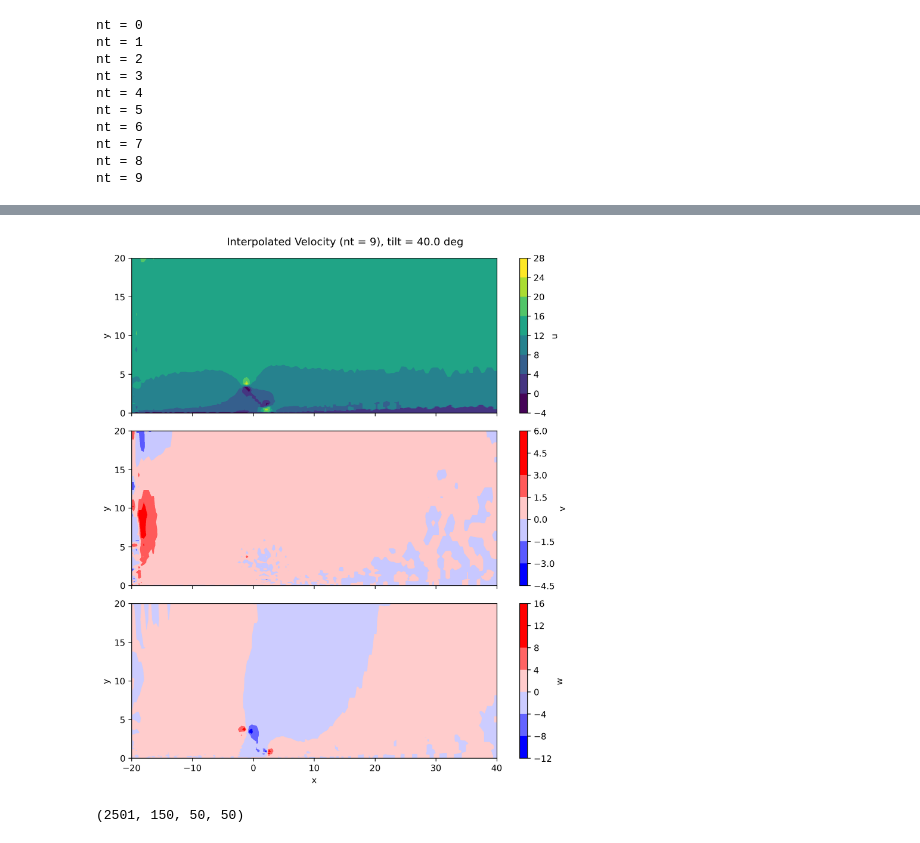
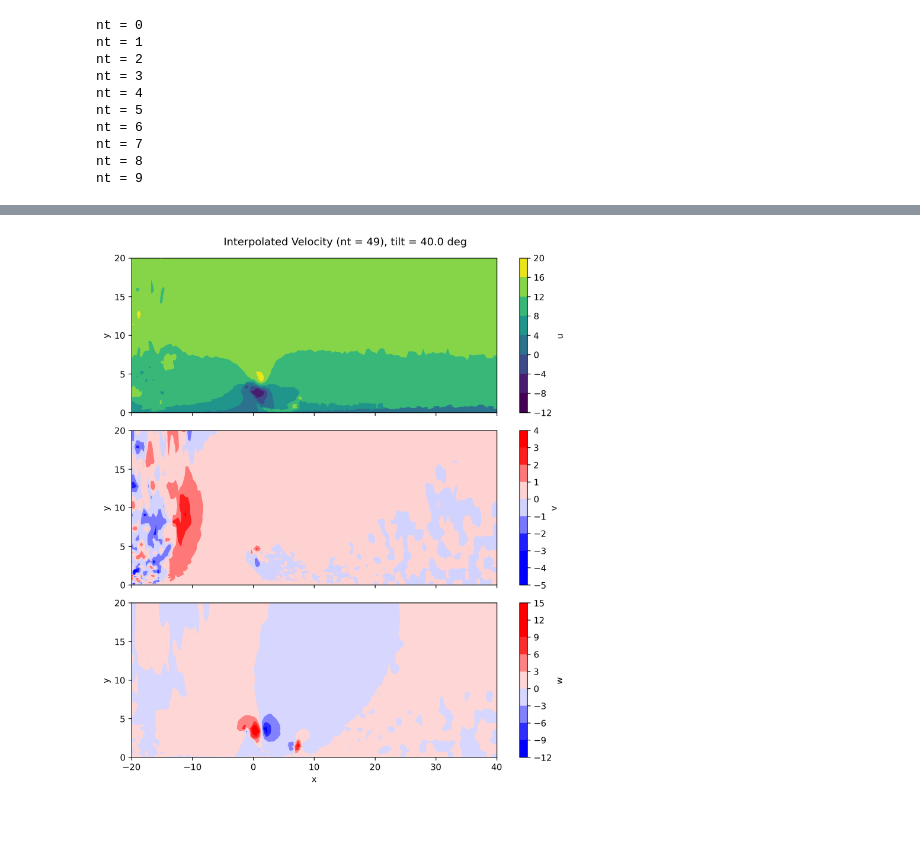
Before and after one commit to eyoung55/PVade, a Jupyter notebook: postprocessing/pproc_flow.ipynb, the cells around one changed output, grey strips where cells are left out. Cells and saved outputs as stored; diff of their text form; code cells hidden in the pictures.

```diff
--- a/postprocessing/pproc_flow.ipynb
+++ b/postprocessing/pproc_flow.ipynb
@@ -134,8 +134,8 @@ alldata['Y'] = Y
 alldata['Z'] = Z
 
 # Saving interpolated data to pickle file
-with open(parentdir+'interp_data/timeseries_data/'+save_pkl_name, 'wb') as f:
-    pickle.dump(alldata, f)
+# with open(parentdir+'interp_data/timeseries_data/'+save_pkl_name, 'wb') as f:
+#     pickle.dump(alldata, f)
 # %% [output]
 nt = 0
 nt = 1
@@ -156,8 +156,8 @@ for j, tilt in enumerate(tilts):
     readdata[tilt] = {}
     coords[tilt] = {}
 
-    pkl_fname = f'duramatval_tracker_angle_{tilt}.pkl'
-    pkl_path = parentdir+'interp_data/timeseries_data/'+save_pkl_name
+    pkl_fname = f'test_duramatval_tracker_angle_{tilt}.pkl'
+    pkl_path = parentdir+'interp_data/timeseries_data/'+pkl_fname
 
     print('reading from', pkl_path)
 
@@ -193,0 +214,20 @@ coord nx, ny, nz =  (150, 50, 50)
+# %%
+# plot velocity signal at sonic location
+[xloc, yloc, zloc] = [-12.36, 4.5, 2.23]
+i = int(np.argmin(np.abs(xi - xloc)))
+j = int(np.argmin(np.abs(yi - yloc)))
+k = int(np.argmin(np.abs(zi - zloc)))
+print(f'sonic loc indices = {i, j, k}')
+
+tf = params['solver']['t_final']
+dt = params['solver']['save_xdmf_interval']
+time = np.linspace(0, tf, nt)
+
+fig, axs = plt.subplots(3,1, sharex=True)
+
+for comp,ax in zip(readdata[tilt].keys(), axs.ravel()):
+    ax.plot(time,readdata[tilt][comp][:,i,j,k])
+    ax.set_ylabel(f"{comp} [m/s]")
+    ax.grid()
+axs[-1].set_xlabel("time [s]")
+plt.tight_layout()
@@ -194,37 +237,33 @@ coord nx, ny, nz =  (150, 50, 50)
 # %%
 # Plot instantaneous fields with pcolormesh or imshow
-t = 9 #200
+t = 49 #200
 yslice = int(ny/2)
 
 # for case in casenames:
 # case = 'thermal_false'
 # fig, axs = plt.subplots(2, 1, figsize=[8,6], sharex=True, dpi=300)
 fig, axs = plt.subplots(3, 1, figsize=[8,9], sharex=True, dpi=300)
 
 fig.suptitle(f"Interpolated Velocity (nt = {t}), tilt = {tilt} deg")
 
 for comp,ax in zip(readdata[tilt].keys(), axs.ravel()):
     pltdata = readdata[tilt][comp][t, :, yslice, :]
     minval = np.min(pltdata)
     maxval = np.max(pltdata)
     if 'u' in comp:
         cmap = 'viridis'
     else:
         limit = np.max([abs(minval),abs(maxval)])
         minval = -0.7*limit
         maxval = 0.7*limit
         cmap = 'bwr'
     # pcm = ax.pcolormesh(X[:,yslice,:], Z[:,yslice,:], readdata[comp][t, :, yslice, :], shading='auto', cmap='viridis')
     pcm = ax.contourf(X[:,yslice,:], Z[:,yslice,:], pltdata, vmin=minval, vmax=maxval, cmap=cmap)
     plt.colorbar(pcm, ax=ax, label=comp)
     ax.set_ylabel("y")
 axs[-1].set_xlabel("x")
 plt.tight_layout()
 # %% [output]
-[figure, old version]
+[figure, new version]
-# %%
-np.shape(readdata[tilt][comp])
-# %% [output]
-(2501, 150, 50, 50)
 # %%
 # Plot instantaneous fields with pcolormesh or imshow
```
Also changed, not shown: parts of 4 cells of this notebook, 2 other files.
